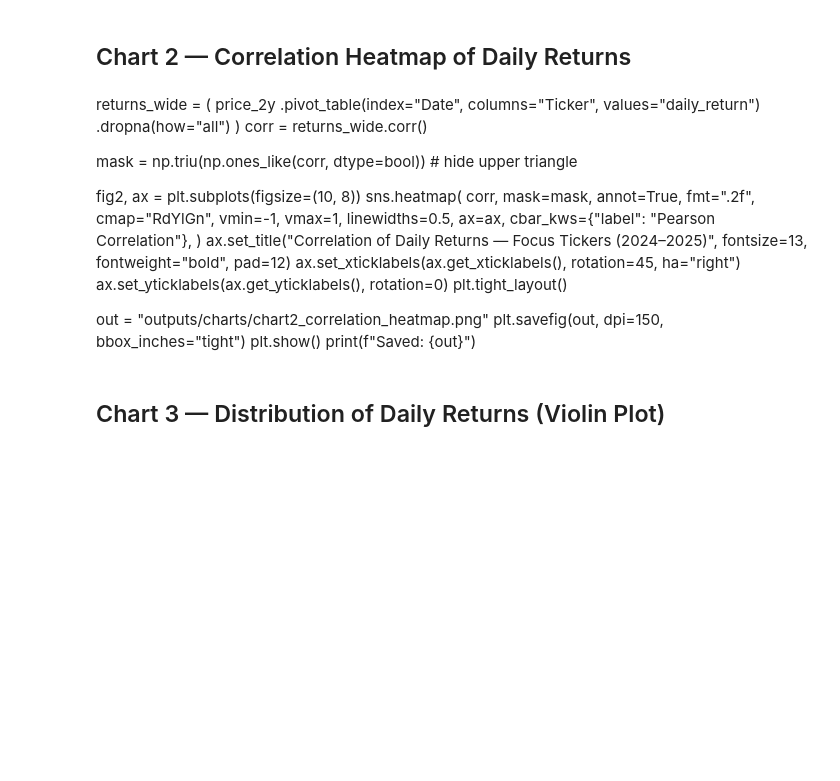
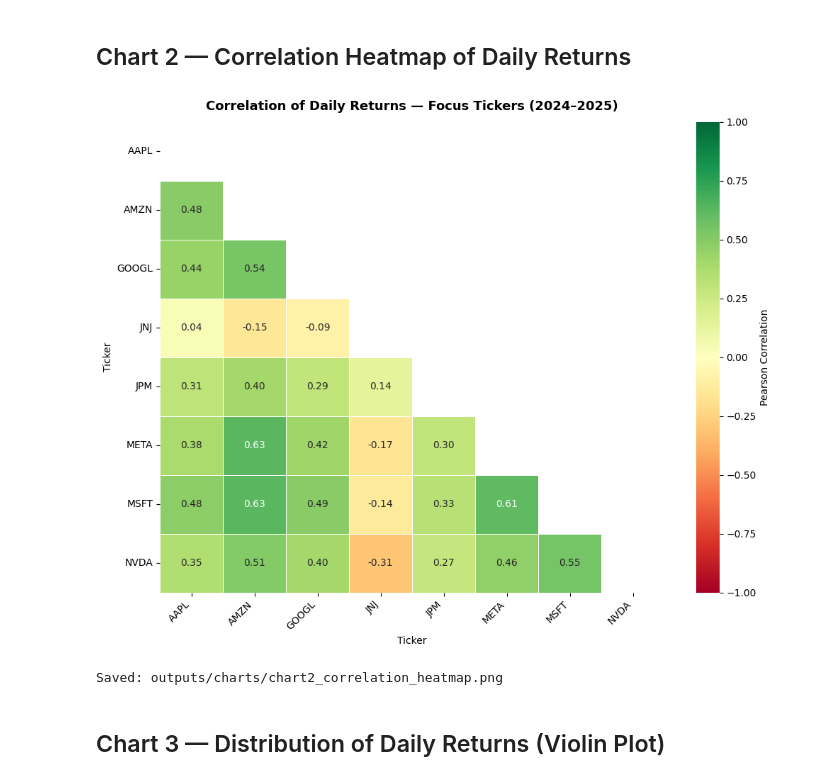
Before and after one commit to 622312345044/FINTECH---2026, a Jupyter notebook: 3.Data_Visualization.ipynb, the cells around one changed output. Saved outputs shown, nothing was run; the diff lists cells and outputs as text; code cells hidden in the pictures; blank space fills up the shorter version.

```diff
--- a/3.Data_Visualization.ipynb
+++ b/3.Data_Visualization.ipynb
@@ -102,33 +115,36 @@ print(f"Saved: {out}")
 # %% [markdown]
 ## Chart 2 — Correlation Heatmap of Daily Returns
-# %% [markdown]
-returns_wide = (
-    price_2y
-    .pivot_table(index="Date", columns="Ticker", values="daily_return")
-    .dropna(how="all")
-)
-corr = returns_wide.corr()
-
-mask = np.triu(np.ones_like(corr, dtype=bool))   # hide upper triangle
-
-fig2, ax = plt.subplots(figsize=(10, 8))
-sns.heatmap(
-    corr, mask=mask,
-    annot=True, fmt=".2f",
-    cmap="RdYlGn", vmin=-1, vmax=1,
-    linewidths=0.5, ax=ax,
-    cbar_kws={"label": "Pearson Correlation"},
-)
-ax.set_title("Correlation of Daily Returns — Focus Tickers (2024–2025)",
-             fontsize=13, fontweight="bold", pad=12)
-ax.set_xticklabels(ax.get_xticklabels(), rotation=45, ha="right")
-ax.set_yticklabels(ax.get_yticklabels(), rotation=0)
-plt.tight_layout()
-
-out = "outputs/charts/chart2_correlation_heatmap.png"
-plt.savefig(out, dpi=150, bbox_inches="tight")
-plt.show()
-print(f"Saved: {out}")
+# %%
+returns_wide = (
+    price_2y
+    .pivot_table(index="Date", columns="Ticker", values="daily_return")
+    .dropna(how="all")
+)
+corr = returns_wide.corr()
+
+mask = np.triu(np.ones_like(corr, dtype=bool))   # hide upper triangle
+
+fig2, ax = plt.subplots(figsize=(10, 8))
+sns.heatmap(
+    corr, mask=mask,
+    annot=True, fmt=".2f",
+    cmap="RdYlGn", vmin=-1, vmax=1,
+    linewidths=0.5, ax=ax,
+    cbar_kws={"label": "Pearson Correlation"},
+)
+ax.set_title("Correlation of Daily Returns — Focus Tickers (2024–2025)",
+             fontsize=13, fontweight="bold", pad=12)
+ax.set_xticklabels(ax.get_xticklabels(), rotation=45, ha="right")
+ax.set_yticklabels(ax.get_yticklabels(), rotation=0)
+plt.tight_layout()
+
+out = "outputs/charts/chart2_correlation_heatmap.png"
+plt.savefig(out, dpi=150, bbox_inches="tight")
+plt.show()
+print(f"Saved: {out}")
+# %% [output]
+[figure, added]
+Saved: outputs/charts/chart2_correlation_heatmap.png
 # %% [markdown]
 ## Chart 3 — Distribution of Daily Returns (Violin Plot)
 # %%
```
Also changed, not shown: parts of 8 cells of this notebook, 3 other files.
